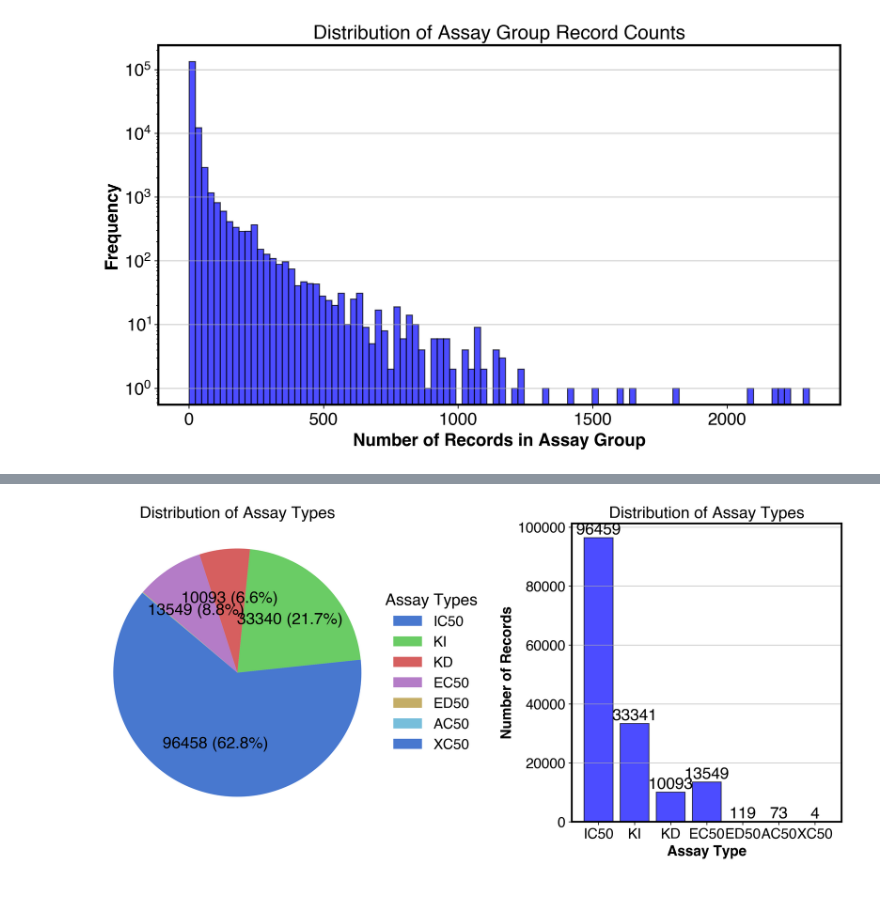
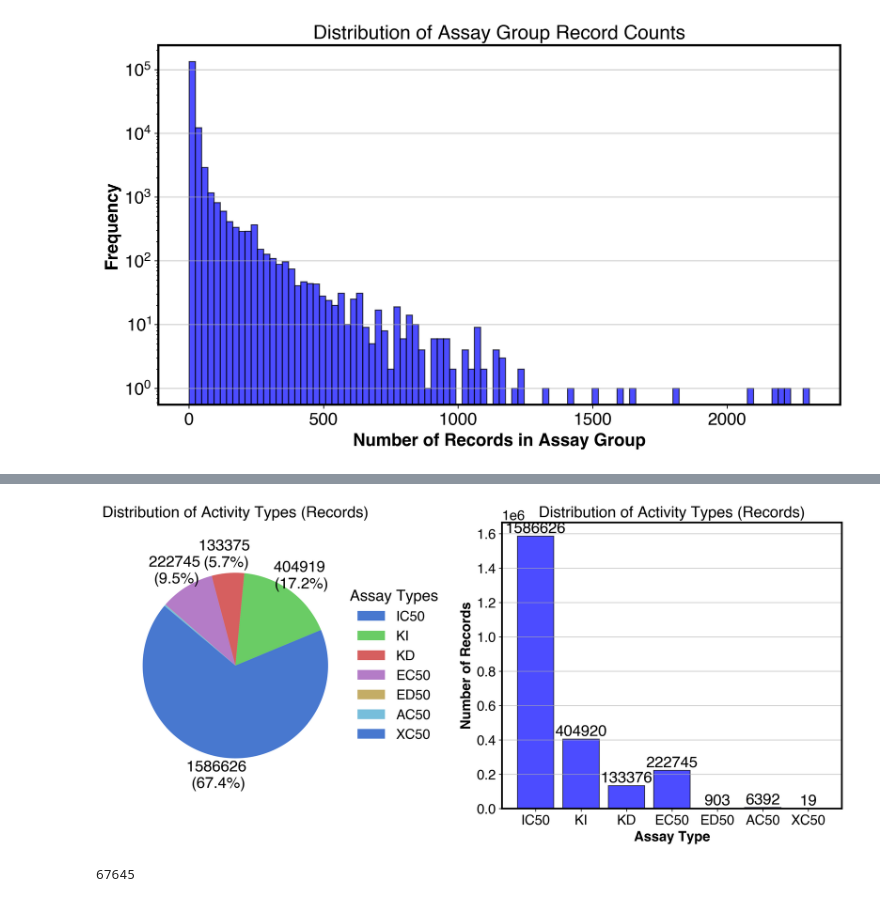
Before and after one commit to Donk6666669/AlphaRank, a Jupyter notebook: notebooks/chembl_bdb_statistics.ipynb, the cells around one changed output, grey strips where cells are left out. Saved outputs shown, nothing was run; the diff lists cells and outputs as text; code cells hidden in the pictures.

```diff
--- a/notebooks/chembl_bdb_statistics.ipynb
+++ b/notebooks/chembl_bdb_statistics.ipynb
@@ -275,56 +347,72 @@ for group_key, group in assay_groups.items():
     assay_type = group_key.split("_")[-1]
     if assay_type not in assay_type_count:
         assay_type_count[assay_type] = 0
-    assay_type_count[assay_type] += 1
+    assay_type_count[assay_type] += len(group)
 
 # Combine pie chart and histogram into one figure with two subplots
-fig, axes = plt.subplots(1, 2, figsize=(12, 6))
+fig, axes = plt.subplots(1, 2, figsize=(12, 6), width_ratios=[1.5, 2.5])
 
 # Plot pie chart of assay type count on the left
 wedges, texts, autotexts = axes[0].pie(
     assay_type_count.values(),
-    labels=assay_type_count.keys(),
+    labels=None,  # Remove labels from the pie chart
     autopct=lambda pct: (
-        f"{int(pct / 100 * sum(assay_type_count.values()))} ({pct:.1f}%)"
+        f"{int(pct / 100 * sum(assay_type_count.values()))} \n({pct:.1f}%)"
         if pct > 1
         else ""
     ),
     startangle=140,
     textprops=dict(color="black"),
+    pctdistance=1.2,
 )
 axes[0].axis(
     "equal"
 )  # Equal aspect ratio ensures that pie is drawn as a circle.
-axes[0].set_title("Distribution of Assay Types")
+axes[0].set_title("Distribution of Activity Types (Records)")
+
+# Add a legend for the pie chart
+axes[0].legend(
+    wedges,
+    assay_type_count.keys(),
+    title="Assay Types",
+    loc="center left",
+    bbox_to_anchor=(1, 0, 0.5, 1),
+)
 
 # Plot bar chart of assay type count on the right
 bars = axes[1].bar(
     assay_type_count.keys(),
     assay_type_count.values(),
     color="blue",
     alpha=0.7,
     edgecolor="black",
 )
 axes[1].set_xlabel("Assay Type")
 axes[1].set_ylabel("Number of Records")
-axes[1].set_title("Distribution of Assay Types")
+axes[1].set_title("Distribution of Activity Types (Records)")
 axes[1].grid(axis="y", alpha=0.75)
 
 # Add annotations to the bar chart
 for bar in bars:
     height = bar.get_height()
     axes[1].text(
         bar.get_x() + bar.get_width() / 2,
         height,
         f"{int(height)}",
         ha="center",
         va="bottom",
         # fontsize=10,
         color="black",
     )
 
 # Adjust layout to prevent overlap
 plt.tight_layout()
 plt.show()
 # %% [output]
-[figure, old version]
+[figure, new version]
+# %%
+lmdb = LMDBDataset("/data/rerank/protenix/chembl_bdb/chembl_bdb.lmdb")
+assay_pairs = lmdb["assay_pairs"]
+len(assay_pairs)
+# %% [output]
+67645
```
Also changed, not shown: parts of 14 cells of this notebook, 24 other files.
